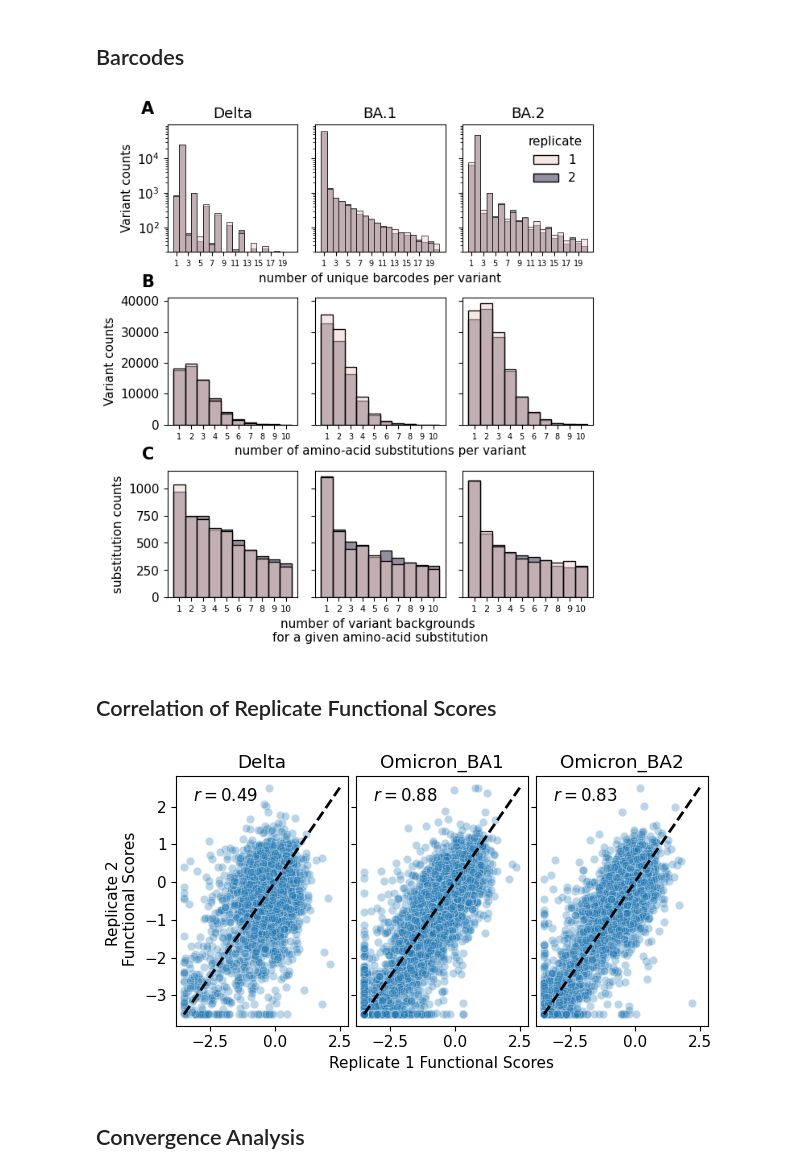
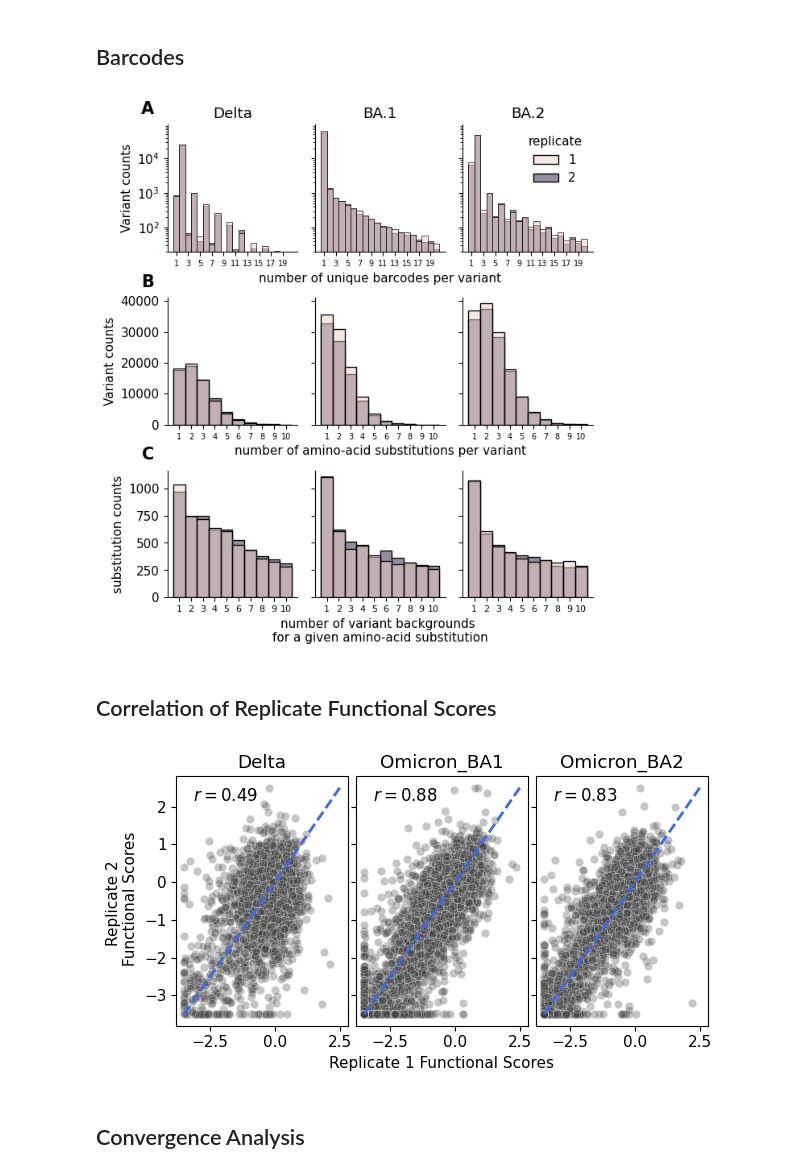
Before and after one commit to matsengrp/SARS-CoV-2_spike_multidms, a Jupyter notebook: notebooks/manuscript-figures.ipynb, the cells around one changed output. Saved outputs shown, nothing was run; the diff lists cells and outputs as text; code cells hidden in the pictures.

```diff
--- a/notebooks/manuscript-figures.ipynb
+++ b/notebooks/manuscript-figures.ipynb
@@ -91,8 +91,6 @@ func_score_df
 # %% [markdown]
 ## Barcodes
 # %%
-# annotate rest of N's
-
 saveas = f"raw_data_summary_barcodes_backgrounds_hist"
 logscale=False
 fig, ax = plt.subplots(3,3, sharex="row", sharey="row", figsize=[6.4, 7])
@@ -110,17 +108,14 @@ for col, (condition, condition_df) in enumerate(func_score_df.groupby("condition
     vc = condition_df.value_counts(["aa_substitutions", "replicate"]).reset_index()
     wt_vc = vc.query("aa_substitutions == ''")
     non_wt_vc = vc.query("aa_substitutions != ''")
-#     non_wt_vc = non_wt_vc.assign(num_barcodes = non_wt_vc['count'].astype('category'))
     sns.histplot(non_wt_vc.query("count <= 20"), x="count", ax=iter_ax, hue="replicate", discrete=True)
     iter_ax.set_yscale('log')
     iter_ax.set_xticks(
             [i+1 for i in range(20) if i%2 == 0],
             labels=[i+1 for i in range(20) if i%2 == 0],
             ha="center",
-#             rotation=90,
             size=7
     )
-#     iter_ax.set_xlim([0, 10])
     if col != 2:
         iter_ax.get_legend().remove()
     else:
@@ -131,21 +126,11 @@ for col, (condition, condition_df) in enumerate(func_score_df.groupby("condition
     iter_ax.set_ylabel(ylabel)
     iter_ax.set_xlabel(xlabel)
     iter_ax.set_title(condition_title[condition])
-
-#     for rep in non_wt_
-#         iter_ax.text(
-#             .20, 0.9,
-#             f"$N={str(len(df))[:-3]}K$",
-#             ha="left", va="top",
-#             size=9,
-#             transform=iter_ax.transAxes
-#         )
-
+    sns.despine(ax=iter_ax)
 
 row = 1
 for col, (condition, condition_df) in enumerate(func_score_df.groupby("condition")):
     iter_ax = ax[row, col]
-
 
     df = condition_df.query("aa_substitutions != ''")
     df = df.assign(
@@ -155,14 +140,11 @@ for col, (condition, condition_df) in enumerate(func_score_df.groupby("condition
         ]
     )
 
-#     df = df.assign(num_muts = df['num_muts'].astype('category'))
-
     sns.histplot(df.query("num_muts <= 10"), x="num_muts", ax=iter_ax, hue="replicate", discrete=True)
     if logscale: iter_ax.set_yscale('log')
     iter_ax.get_legend().remove()
     xscale = "number of amino-acid substitutions per variant" if col == 1 else ""
     iter_ax.set_xlabel(xscale)
-#     iter_ax.set_xlim([0, 10])
 
     ylabel = "Variant counts" if col == 0 else ""
     iter_ax.set_ylabel(ylabel)
@@ -170,18 +152,9 @@ for col, (condition, condition_df) in enumerate(func_score_df.groupby("condition
         [i+1 for i in range(10)],
         labels=[i+1 for i in range(10)],
         ha="center",
-#             rotation=90,
         size=7
     )
-
-
-#     iter_ax.text(
-#         .20, 0.9,
-#         f"$N={str(len(condition_df))[:-3]}K$",
-#         ha="left", va="top",
-#         size=9,
-#         transform=iter_ax.transAxes
-#     )
+    sns.despine(ax=iter_ax)
 
 row = 2
 collapsed_bc_df = func_score_df.groupby(
@@ -201,21 +174,7 @@ for col, (condition, condition_df) in enumerate(collapsed_bc_df.groupby("conditi
         times_seen.index.name = f"mutation"
         df = pd.concat([df, times_seen.assign(replicate=rep).reset_index()])
 
-#     df = df.assign(num_backgrounds = df['count'].astype(int))
-
-#     print(df)
     sns.histplot(df.query("count <= 10"), x="count", ax=iter_ax,  hue="replicate", discrete=True)
-#     if logscale: iter_ax.set_yscale('log')
-#     iter_ax.set_xlim(-0.5,10.5)
-# #     iter_ax.set()
-
-#     iter_ax.set_xticks(
-#             [i for i in range(11)],
-#             labels=[i for i in range(11)],
-#             ha="center",
-# #             rotation=90,
-#             size=7
-#     )
 
     iter_ax.get_legend().remove()
     xscale = "number of variant backgrounds \nfor a given amino-acid substitution" if col == 1 else ""
@@ -228,16 +187,7 @@ for col, (condition, condition_df) in enumerate(collapsed_bc_df.groupby("conditi
         ha="center",
         size=8
     )
-
-#     iter_ax.text(
-#         .20, 0.9,
-#         f"$N={str(len(df))[:-3]}K$",
-#         ha="left", va="top",
-#         size=9,
-#         transform=iter_ax.transAxes
-#     )
-
-
+    sns.despine(ax=iter_ax)
 
 plt.tight_layout()
 
@@ -266,12 +216,11 @@ ax[2,0].text(
     transform=ax[2,0].transAxes
 )
 
-# fig.subplots_adjust(wspace=0.05)
 fig.savefig(f"{OUTDIR}/{saveas}.pdf")
 fig.savefig(f"{OUTDIR}/{saveas}.png")
 plt.show()
 # %% [output]
-[figure, old version]
+[figure, new version]
 # %% [markdown]
 ## Correlation of Replicate Functional Scores
 # %%
@@ -293,36 +242,37 @@ for col, (condition, condition_df) in enumerate(collapsed_bc_df.groupby("conditi
         ],
     )
     sns.scatterplot(
         df,
         x="rep_1_func_score",
         y="rep_2_func_score",
         ax =iter_ax,
-        alpha=0.3
+        alpha=0.3,
+        c='0.25'
     )
-    iter_ax.plot([-3.5, 2.5], [-3.5, 2.5], "k--", lw=2)
+    iter_ax.plot([-3.5, 2.5], [-3.5, 2.5], "--", lw=2, c="royalblue")
     corr = pearsonr(df["rep_1_func_score"], df["rep_2_func_score"])[0]
     iter_ax.annotate(
         f"$r = {corr:.2f}$",
         (0.1, 0.9),
         xycoords="axes fraction",
         fontsize=12
     )
     iter_ax.set_title(condition)
 
 ax[0].set_xlabel("")
 ax[0].set_ylabel("Replicate 2 \n Functional Scores")
 
 ax[1].set_xlabel("Replicate 1 Functional Scores")
 ax[2].set_xlabel("")
 
 # fig.suptitle("Variant Functional Score \nReplicate Correlation")
 plt.tight_layout()
 fig.subplots_adjust(wspace=0.05)
 fig.savefig(f"{OUTDIR}/{saveas}.pdf")
 fig.savefig(f"{OUTDIR}/{saveas}.png")
 plt.show()
 # %% [output]
-[figure, old version]
+[figure, new version]
 # %% [markdown]
 ## Convergence Analysis
 # %%
```
Also changed, not shown: parts of 7 cells of this notebook, 19 other files.
